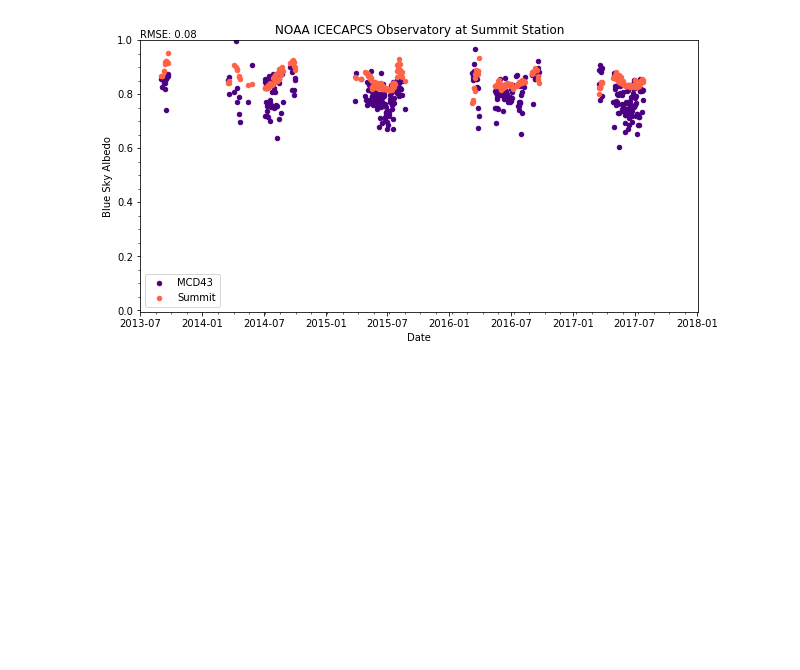
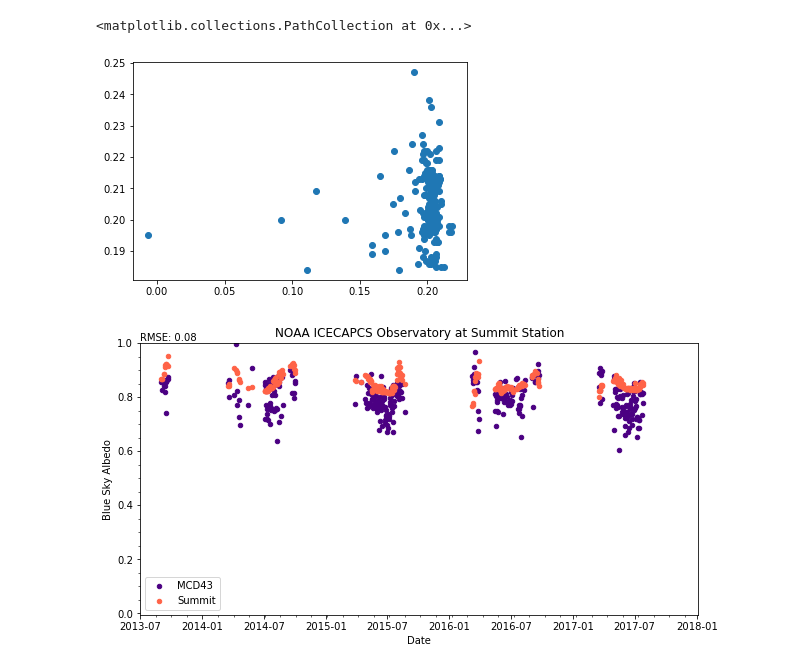
Before and after one commit to arthurelmes/geo_tools, a Jupyter notebook: validation/plot_stn_vs_sat.ipynb, the cells around one changed output. Saved outputs shown, nothing was run; the diff lists cells and outputs as text; code cells hidden in the pictures; blank space fills up the shorter version.

Commit message:
Started to develop plotting script for SURFRAD in plot_stn_vs_sat.ipnb

```diff
--- a/validation/plot_stn_vs_sat.ipynb
+++ b/validation/plot_stn_vs_sat.ipynb
@@ -24,19 +24,30 @@ import os
 
 # SURFRAD data
 os.chdir('/home/arthur/Dropbox/projects/modis_viirs_continuity/in_situ/surfrad/')
-sfrd = pd.read_csv('dra_2019.csv', index_col=0)
+sfrd = pd.read_csv('dra_2019.csv')
 
 # Blue sky albedo outputs
-os.chdir('/home/arthur/Dropbox/projects/greenland/station_data/appears_extraction/noaa_summit/blue_sky/')
-all_data_mcd = pd.read_csv('MODIS_summit_2013-2019.csv', index_col=0)
+# os.chdir('/home/arthur/Dropbox/projects/greenland/station_data/appears_extraction/noaa_summit/blue_sky/')
+# all_data_mcd = pd.read_csv('MODIS_summit_2013-2019.csv', index_col=0)
+
+# Extracted data from MODIS/VIIRS
+os.chdir('/home/arthur/Dropbox/projects/modis_viirs_continuity/in_situ/extracted/mcd/')
+mcd = pd.read_csv('h08v05_extracted_values_MCD43A3.csv', index_col=0)
 
 # Column variables for readability
 date = 'Date'
 #mcd_variable = 'MCD43A3_006_Albedo_WSA_shortwave'
 #mcd_qa = 'MCD43A3_006_BRDF_Albedo_Band_Mandatory_Quality_shortwave'
 
-mcd_variable = 'MCD43_blue_sky_albedo'
-mcd_qa = 'MCD43_QA'
+mcd_variable = 'drk_wsa'
+#mcd_qa = 'MCD43_QA'
 # Specify whether to keep QA == 1, i.e. magnitude inversions
 
 high_qa_only = True
+# %%
+# Convert the individual data fields to datetime field
+sfrd['Date'] = pd.to_datetime(sfrd['year'].map(str) + '-' + sfrd['month'].map(str) + '-' + sfrd['day'].map(str))
+sfrd['doy'] = sfrd['Date'].dt.dayofyear
+# Then get julian date from it, to use as a join field
+sfrd.set_index('doy', inplace=True)
+print(sfrd.head())
@@ -42,0 +70,4 @@ high_qa_only = True
+# %%
+# Join the surfrad and sensor datasets
+sfrd = sfrd.join(mcd,  lsuffix='_sfrd', rsuffix='_snsr')
+print(sfrd.head())
@@ -43,3 +90,14 @@ high_qa_only = True
+# %%
+#sfrd.plot.scatter(x='gnd_mean', y='drk_wsa')
+x = sfrd['gnd_mean']
+y = sfrd['drk_wsa']
+
+fig, ax = plt.subplots()
+
+ax.scatter(x, y)
+# %% [output]
+<matplotlib.collections.PathCollection at 0x...>
+[figure, added]
 # %%
 # Subset and mask station data
 
```
Also changed, not shown: parts of 2 cells of this notebook.
